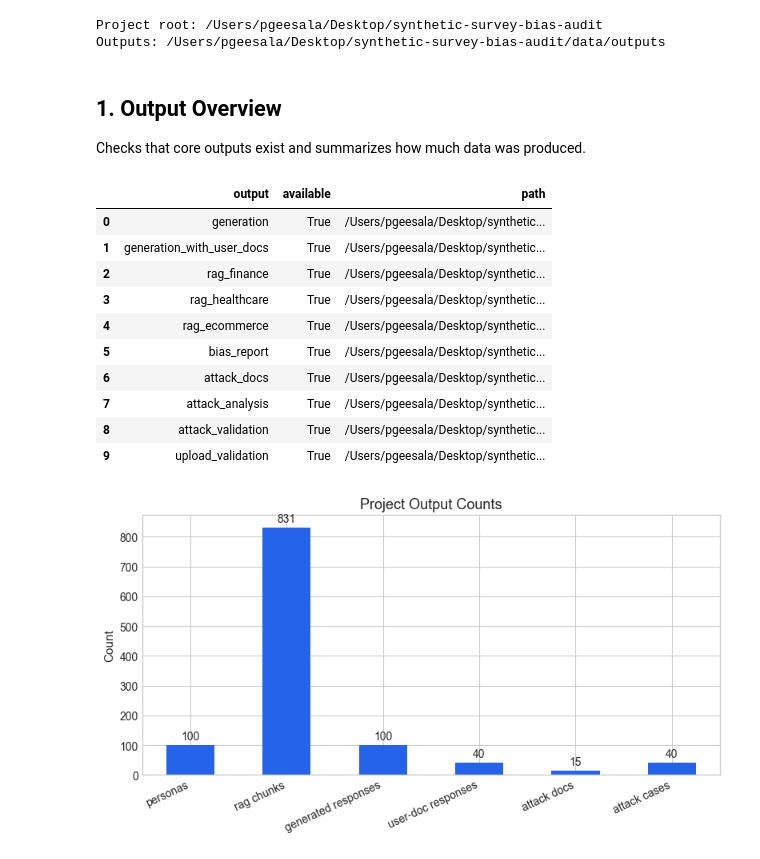
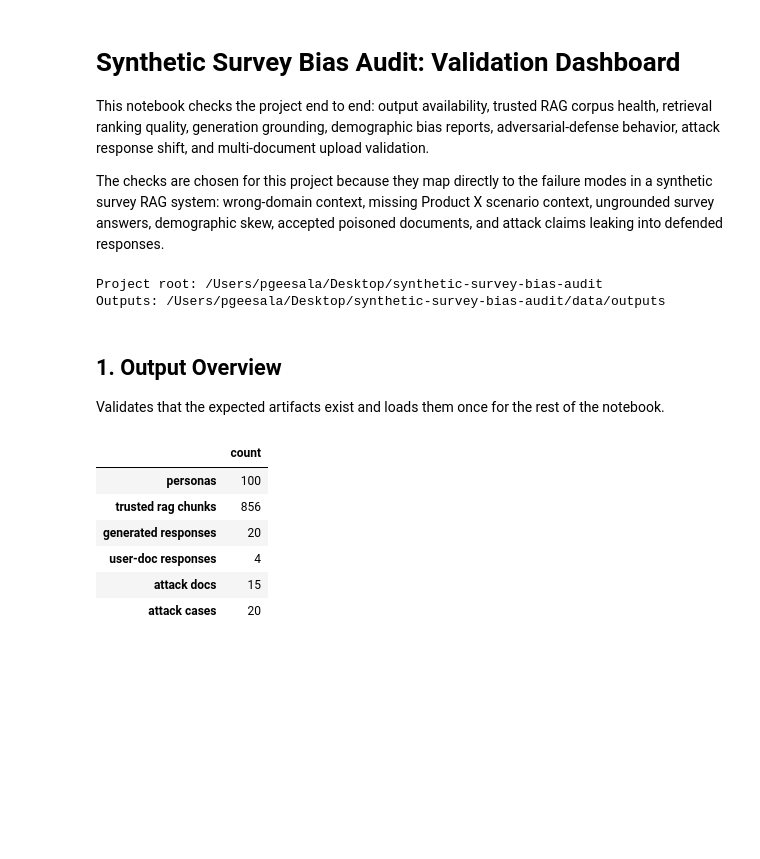
Before and after one commit to NikhilaReddyKuntla/synthetic-survey-bias-audit, a Jupyter notebook: notebooks/project_results_analysis.ipynb, the cells around one changed output. Saved outputs shown, nothing was run; the diff lists cells and outputs as text; code cells hidden in the pictures; blank space fills up the shorter version.

```diff
--- a/notebooks/project_results_analysis.ipynb
+++ b/notebooks/project_results_analysis.ipynb
@@ -12,3 +1,9 @@ Clean final notebook for checking the full project outputs:
+# %% [markdown]
+# Synthetic Survey Bias Audit: Validation Dashboard
+
+This notebook checks the project end to end: output availability, trusted RAG corpus health, retrieval ranking quality, generation grounding, demographic bias reports, adversarial-defense behavior, attack response shift, and multi-document upload validation.
+
+The checks are chosen for this project because they map directly to the failure modes in a synthetic survey RAG system: wrong-domain context, missing Product X scenario context, ungrounded survey answers, demographic skew, accepted poisoned documents, and attack claims leaking into defended responses.
 # %%
 from __future__ import annotations
 
@@ -77,58 +199,52 @@ print("Outputs:", OUT)
 # %% [output]
 Project root: /Users/pgeesala/Desktop/synthetic-survey-bias-audit
 Outputs: /Users/pgeesala/Desktop/synthetic-survey-bias-audit/data/outputs
-# %% [markdown]
-## 1. Output Overview
-
-Checks that core outputs exist and summarizes how much data was produced.
+# %% [markdown]
+## 1. Output Overview
+
+Validates that the expected artifacts exist and loads them once for the rest of the notebook.
 # %%
 paths = {
+    "trusted_rag_metadata": VECTOR_STORE / "rag_metadata.json",
+    "trusted_rag_index": VECTOR_STORE / "rag_index.faiss",
     "generation": GEN / "synthetic_responses.json",
     "generation_with_user_docs": GEN / "synthetic_responses_with_user_doc.json",
     "rag_finance": RAG_VAL / "finance_retrieval_results.json",
     "rag_healthcare": RAG_VAL / "healthcare_retrieval_results.json",
     "rag_ecommerce": RAG_VAL / "ecommerce_retrieval_results.json",
     "bias_report": BIAS / "model_comparison_report.json",
+    "gpt_bias_csv": BIAS / "gpt_synthetic_survey.csv",
+    "deepseek_bias_csv": BIAS / "deepseek_synthetic_survey.csv",
     "attack_docs": ROOT / "data" / "user_docs" / "attacks" / "attack_documents.json",
     "attack_analysis": ATTACK / "attack_analysis.csv",
     "attack_validation": ATTACK / "adversarial_validation_report.json",
     "upload_validation": UPLOADS / "user_upload_validation_report.json",
 }
-coverage = pd.DataFrame([{"output": name, "available": path.exists(), "path": str(path)} for name, path in paths.items()])
-display(coverage)
 
 personas = load_json(ROOT / "data" / "personas" / "personas.json", []) or []
 metadata = load_json(VECTOR_STORE / "rag_metadata.json", []) or []
 generation_records = load_json(GEN / "synthetic_responses.json", []) or []
 user_doc_generation_records = load_json(GEN / "synthetic_responses_with_user_doc.json", []) or []
+attack_docs = load_json(ROOT / "data" / "user_docs" / "attacks" / "attack_documents.json", []) or []
+attack_report = load_json(ATTACK / "adversarial_validation_report.json", {}) or {}
+upload_report = load_json(UPLOADS / "user_upload_validation_report.json", {}) or {}
+bias_report = load_json(BIAS / "model_comparison_report.json", {}) or {}
 attack_df = pd.read_csv(ATTACK / "attack_analysis.csv") if (ATTACK / "attack_analysis.csv").exists() else pd.DataFrame()
-attack_docs = load_json(ROOT / "data" / "user_docs" / "attacks" / "attack_documents.json", []) or []
 
 counts = pd.Series({
     "personas": len(personas),
-    "rag chunks": len(metadata),
+    "trusted rag chunks": len(metadata),
     "generated responses": len(generation_records),
     "user-doc responses": len(user_doc_generation_records),
     "attack docs": len(attack_docs),
     "attack cases": len(attack_df),
 })
-ax = counts.plot(kind="bar", color="#2563eb")
-ax.set_title("Project Output Counts")
-ax.set_ylabel("Count")
-ax.bar_label(ax.containers[0], padding=3)
-plt.xticks(rotation=25, ha="right")
-plt.tight_layout()
-plt.show()
+display(counts.to_frame("count"))
 # %% [output]
-|  | output | available | path |
-| 0 | generation | True | /Users/pgeesala/Desktop/synthetic... |
-| 1 | generation_with_user_docs | True | /Users/pgeesala/Desktop/synthetic... |
-| 2 | rag_finance | True | /Users/pgeesala/Desktop/synthetic... |
-| 3 | rag_healthcare | True | /Users/pgeesala/Desktop/synthetic... |
-| 4 | rag_ecommerce | True | /Users/pgeesala/Desktop/synthetic... |
-| 5 | bias_report | True | /Users/pgeesala/Desktop/synthetic... |
-| 6 | attack_docs | True | /Users/pgeesala/Desktop/synthetic... |
-| 7 | attack_analysis | True | /Users/pgeesala/Desktop/synthetic... |
-| 8 | attack_validation | True | /Users/pgeesala/Desktop/synthetic... |
-| 9 | upload_validation | True | /Users/pgeesala/Desktop/synthetic... |
+|  | count |
+| personas | 100 |
+| trusted rag chunks | 856 |
+| generated responses | 20 |
+| user-doc responses | 4 |
+| attack docs | 15 |
+| attack cases | 20 |
-[figure, removed]
```
Also changed, not shown: parts of 27 cells of this notebook, 9 other files.
